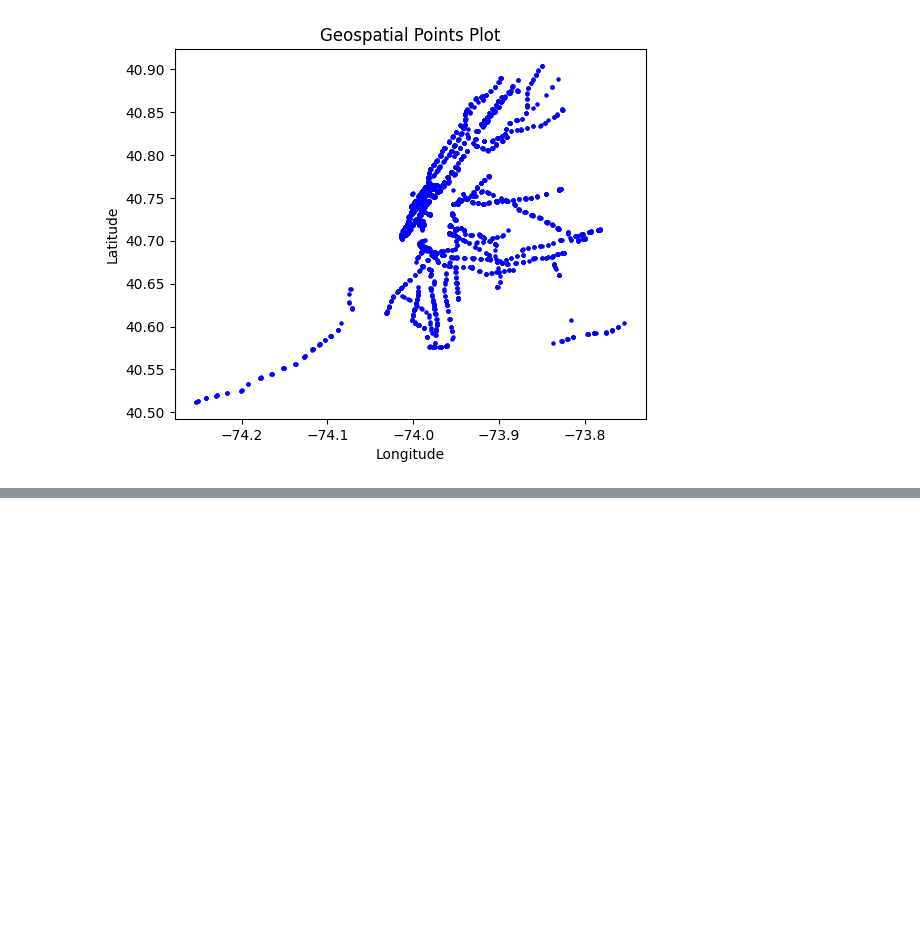
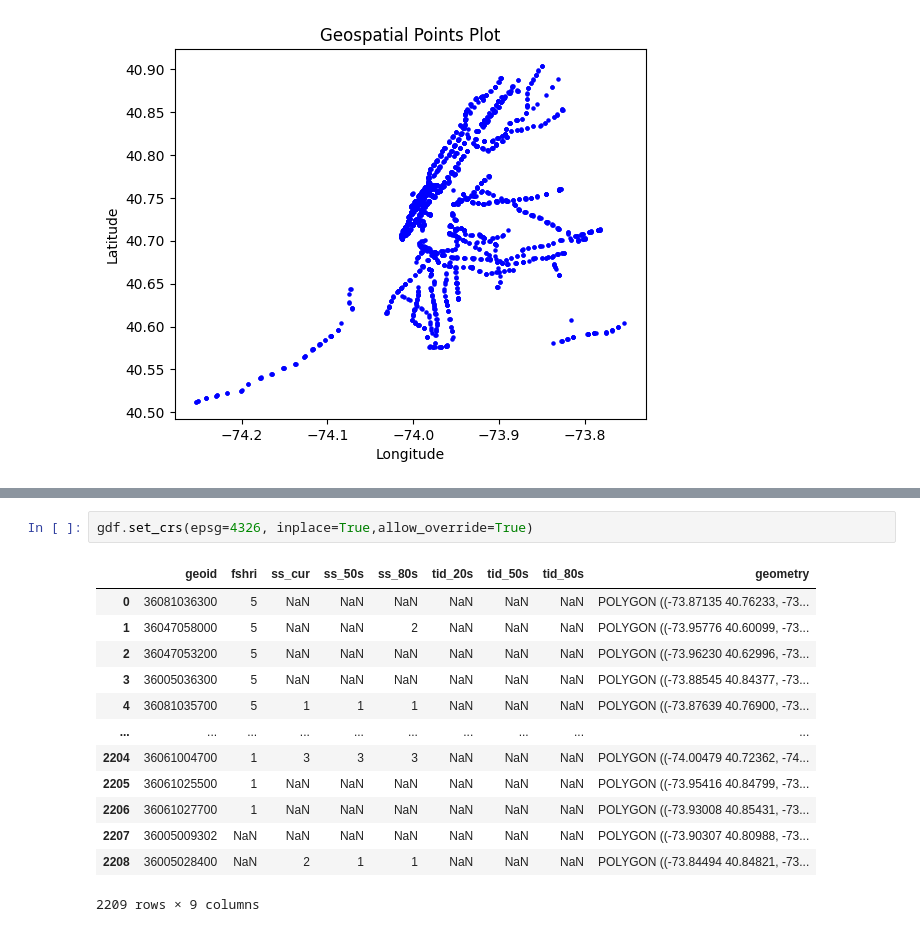
Before and after one commit to bricenf/NYC-MTA-Project, a Jupyter notebook: v1_vulnerability index.ipynb, the cells around one changed output, grey strips where cells are left out. Drawn from its saved outputs; the diff is of its cells as text; blank space fills up the shorter version.

```diff
--- a/v1_vulnerability index.ipynb
+++ b/v1_vulnerability index.ipynb
@@ -153,0 +193,16 @@ plt.show()
+# %%
+gdf.set_crs(epsg=4326, inplace=True,allow_override=True)
+# %% [output]
+|  | geoid | fshri | ss_cur | ss_50s | ss_80s | tid_20s | tid_50s | tid_80s | geometry |
+| 0 | 36081036300 | 5 | NaN | NaN | NaN | NaN | NaN | NaN | POLYGON ((-73.87135 40.76233, -73... |
+| 1 | 36047058000 | 5 | NaN | NaN | 2 | NaN | NaN | NaN | POLYGON ((-73.95776 40.60099, -73... |
+| 2 | 36047053200 | 5 | NaN | NaN | NaN | NaN | NaN | NaN | POLYGON ((-73.96230 40.62996, -73... |
+| 3 | 36005036300 | 5 | NaN | NaN | NaN | NaN | NaN | NaN | POLYGON ((-73.88545 40.84377, -73... |
+| 4 | 36081035700 | 5 | 1 | 1 | 1 | NaN | NaN | NaN | POLYGON ((-73.87639 40.76900, -73... |
+| ... | ... | ... | ... | ... | ... | ... | ... | ... | ... |
+| 2204 | 36061004700 | 1 | 3 | 3 | 3 | NaN | NaN | NaN | POLYGON ((-74.00479 40.72362, -74... |
+| 2205 | 36061025500 | 1 | NaN | NaN | NaN | NaN | NaN | NaN | POLYGON ((-73.95416 40.84799, -73... |
+| 2206 | 36061027700 | 1 | NaN | NaN | NaN | NaN | NaN | NaN | POLYGON ((-73.93008 40.85431, -73... |
+| 2207 | 36005009302 | NaN | NaN | NaN | NaN | NaN | NaN | NaN | POLYGON ((-73.90307 40.80988, -73... |
+| 2208 | 36005028400 | NaN | 2 | 1 | 1 | NaN | NaN | NaN | POLYGON ((-73.84494 40.84821, -73... |
+2209 rows × 9 columns
```
Also changed, not shown: parts of 11 cells of this notebook.
